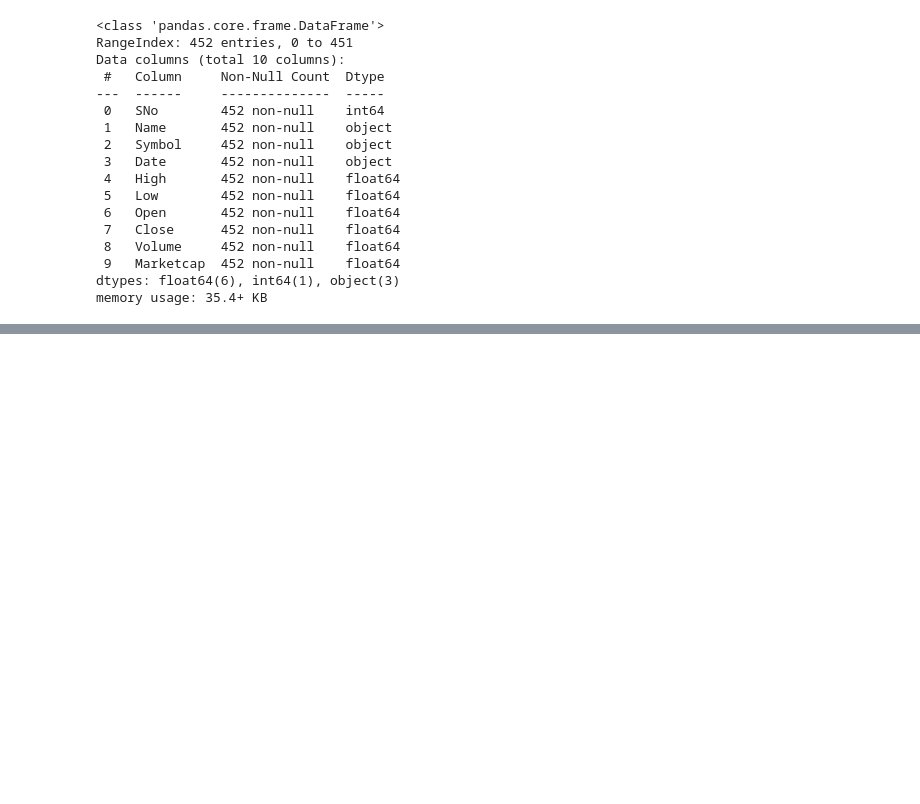
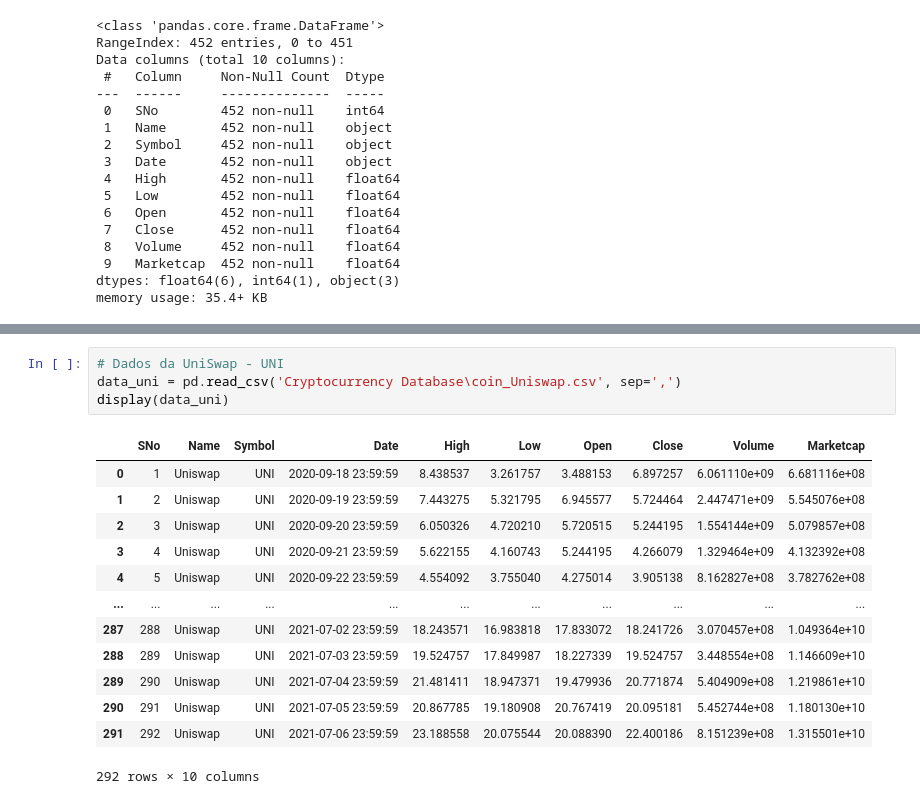
Before and after one commit to Rodrigomarques02/squad3-modulo-5, a Jupyter notebook: Tratamento de dados.ipynb, the cells around one changed output, grey strips where cells are left out. Saved outputs shown, nothing was run; the diff lists cells and outputs as text; blank space fills up the shorter version.

```diff
--- a/Tratamento de dados.ipynb
+++ b/Tratamento de dados.ipynb
@@ -247,0 +284,18 @@ memory usage: 35.4+ KB
+# %%
+# Dados da UniSwap - UNI
+data_uni = pd.read_csv('Cryptocurrency Database\coin_Uniswap.csv', sep=',')
+display(data_uni)
+# %% [output]
+|  | SNo | Name | Symbol | Date | High | Low | Open | Close | Volume | Marketcap |
+| 0 | 1 | Uniswap | UNI | 2020-09-18 23:59:59 | 8.438537 | 3.261757 | 3.488153 | 6.897257 | 6.061110e+09 | 6.681116e+08 |
+| 1 | 2 | Uniswap | UNI | 2020-09-19 23:59:59 | 7.443275 | 5.321795 | 6.945577 | 5.724464 | 2.447471e+09 | 5.545076e+08 |
+| 2 | 3 | Uniswap | UNI | 2020-09-20 23:59:59 | 6.050326 | 4.720210 | 5.720515 | 5.244195 | 1.554144e+09 | 5.079857e+08 |
+| 3 | 4 | Uniswap | UNI | 2020-09-21 23:59:59 | 5.622155 | 4.160743 | 5.244195 | 4.266079 | 1.329464e+09 | 4.132392e+08 |
+| 4 | 5 | Uniswap | UNI | 2020-09-22 23:59:59 | 4.554092 | 3.755040 | 4.275014 | 3.905138 | 8.162827e+08 | 3.782762e+08 |
+| ... | ... | ... | ... | ... | ... | ... | ... | ... | ... | ... |
+| 287 | 288 | Uniswap | UNI | 2021-07-02 23:59:59 | 18.243571 | 16.983818 | 17.833072 | 18.241726 | 3.070457e+08 | 1.049364e+10 |
+| 288 | 289 | Uniswap | UNI | 2021-07-03 23:59:59 | 19.524757 | 17.849987 | 18.227339 | 19.524757 | 3.448554e+08 | 1.146609e+10 |
+| 289 | 290 | Uniswap | UNI | 2021-07-04 23:59:59 | 21.481411 | 18.947371 | 19.479936 | 20.771874 | 5.404909e+08 | 1.219861e+10 |
+| 290 | 291 | Uniswap | UNI | 2021-07-05 23:59:59 | 20.867785 | 19.180908 | 20.767419 | 20.095181 | 5.452744e+08 | 1.180130e+10 |
+| 291 | 292 | Uniswap | UNI | 2021-07-06 23:59:59 | 23.188558 | 20.075544 | 20.088390 | 22.400186 | 8.151239e+08 | 1.315501e+10 |
+292 rows × 10 columns
```
Also changed, not shown: parts of 7 cells of this notebook, 4 other files.
